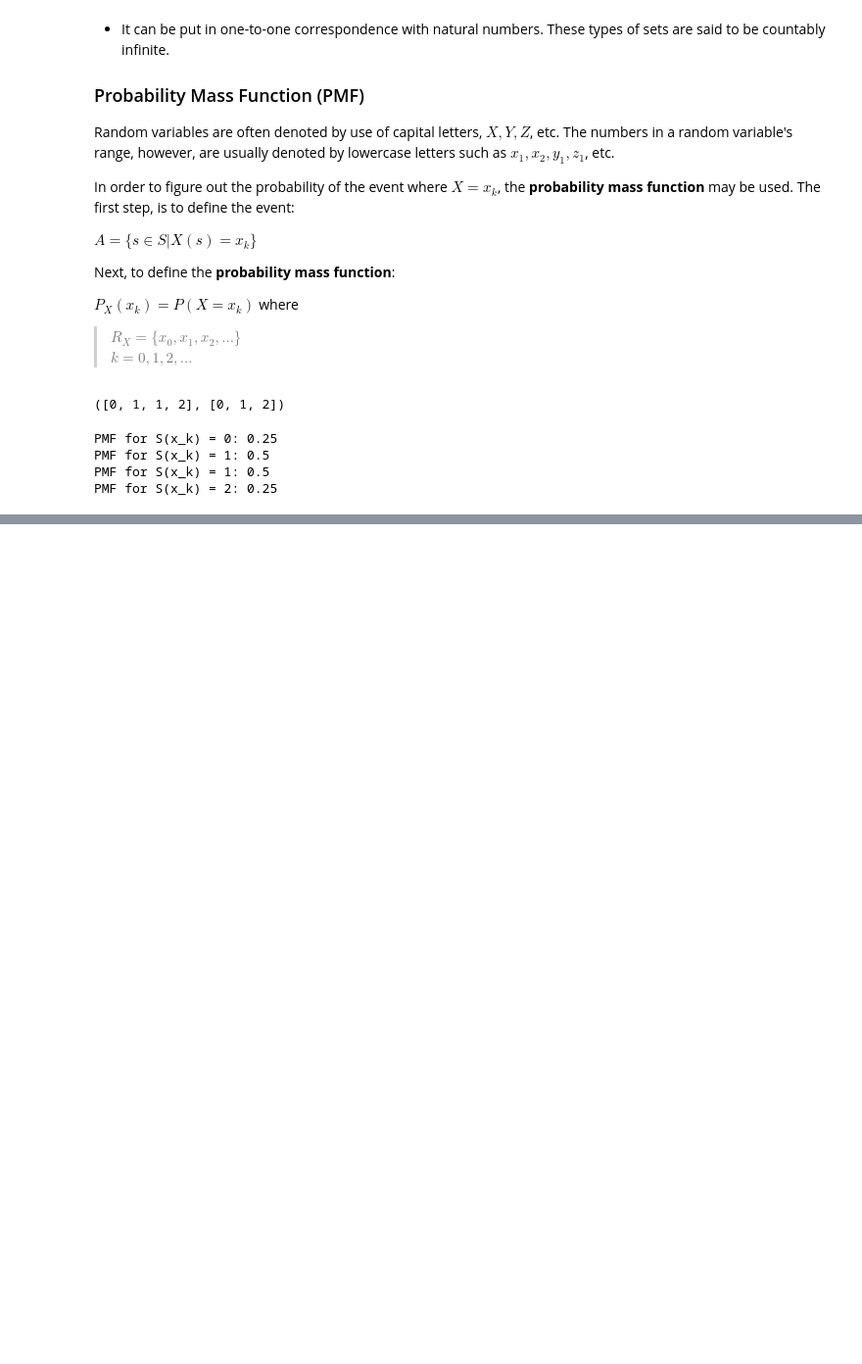
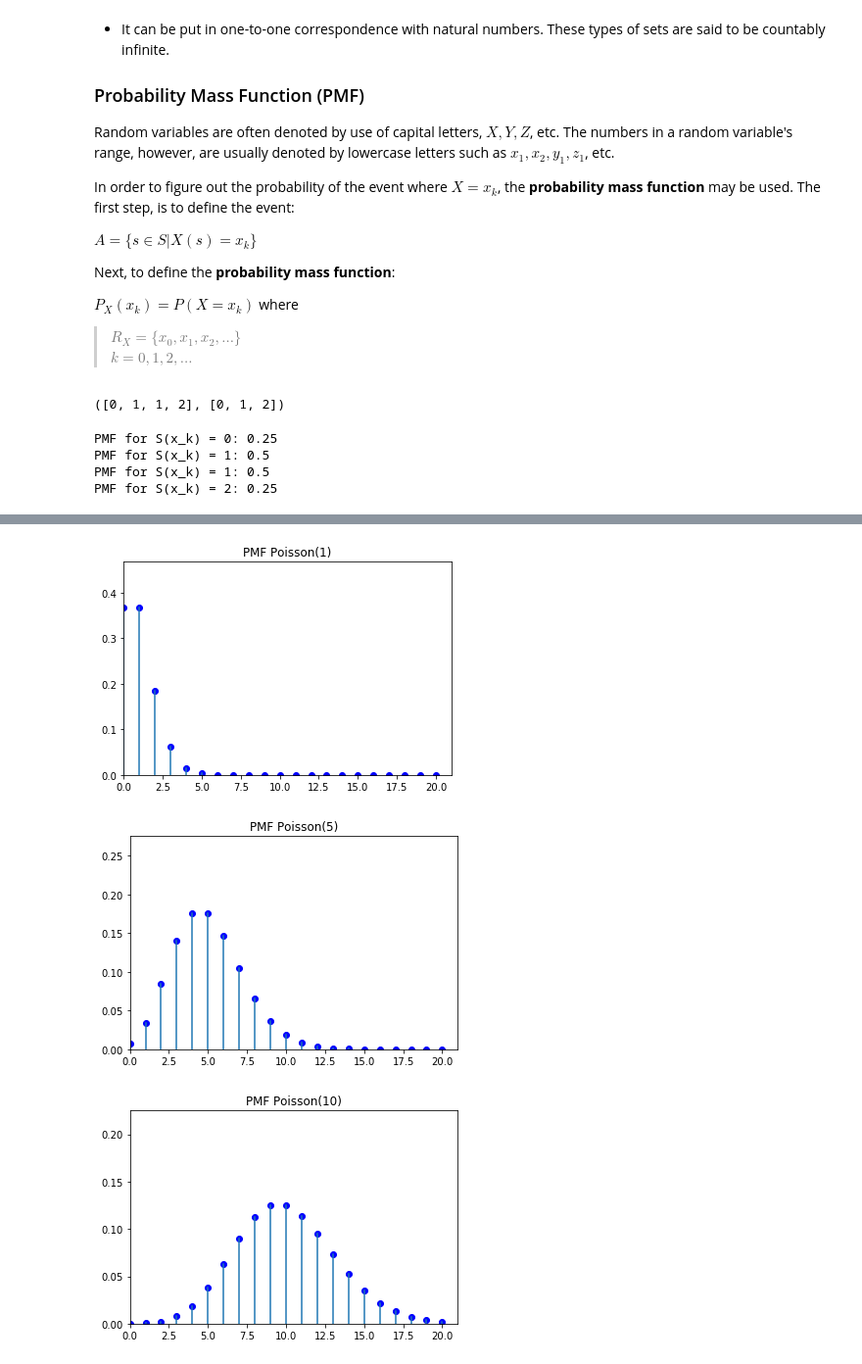
Before and after one commit to Casper-Smet/simulation-modelling, a Jupyter notebook: Notes/Discrete Random Variables.ipynb, the cells around one changed output, grey strips where cells are left out. Shown: that part at 98% size. Saved outputs shown, nothing was run; the diff lists cells and outputs as text; code cells hidden in the pictures; blank space fills up the shorter version.

```diff
--- a/Notes/Discrete Random Variables.ipynb
+++ b/Notes/Discrete Random Variables.ipynb
@@ -80,0 +211,19 @@ The **probability mass function** is also called the **probability distribution*
+# %%
+def poisson(mean=1, n=20):
+    chances = []
+
+    for k in range(n+1):
+        chances.append((k, (exp(-mean) * mean**k) / factorial(k)))
+    plot_distribution(chances, mean, name="Poisson")
+
+    return chances
+
+_ = poisson()
+
+_ = poisson(mean=5)
+
+_ = poisson(mean=10)
+# %% [output]
+[figure, added]
+[figure, added]
+[figure, added]
```
Also changed, not shown: parts of 11 cells of this notebook.
